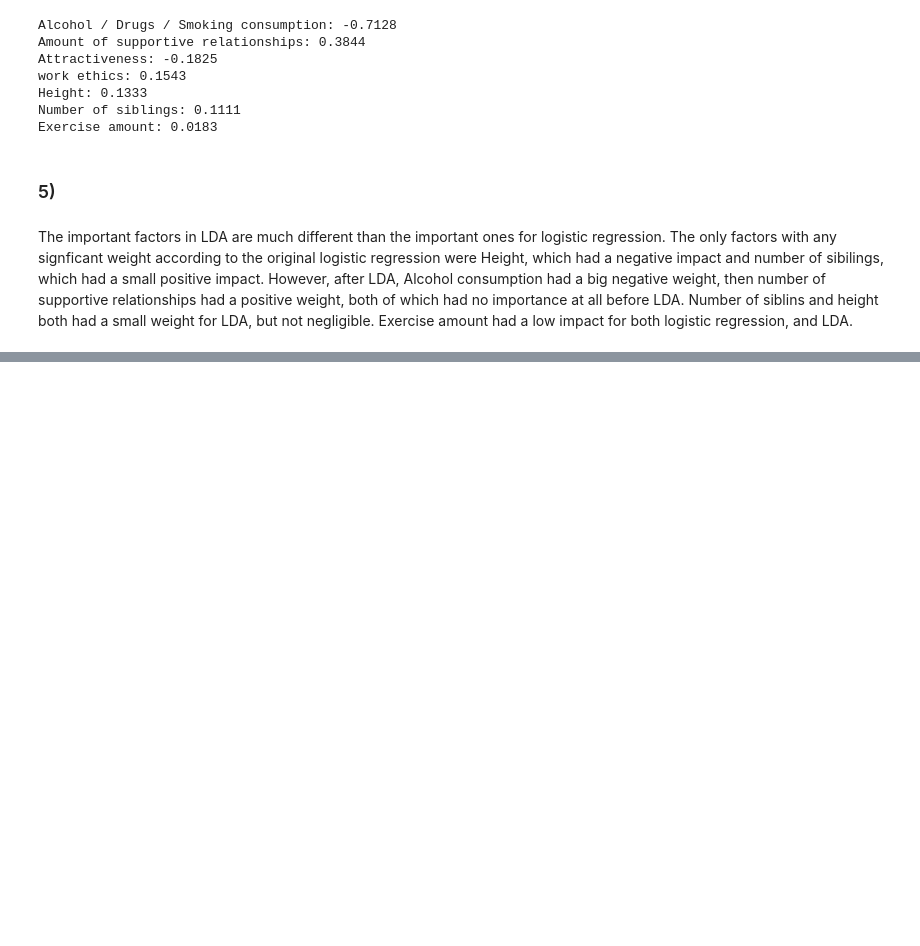
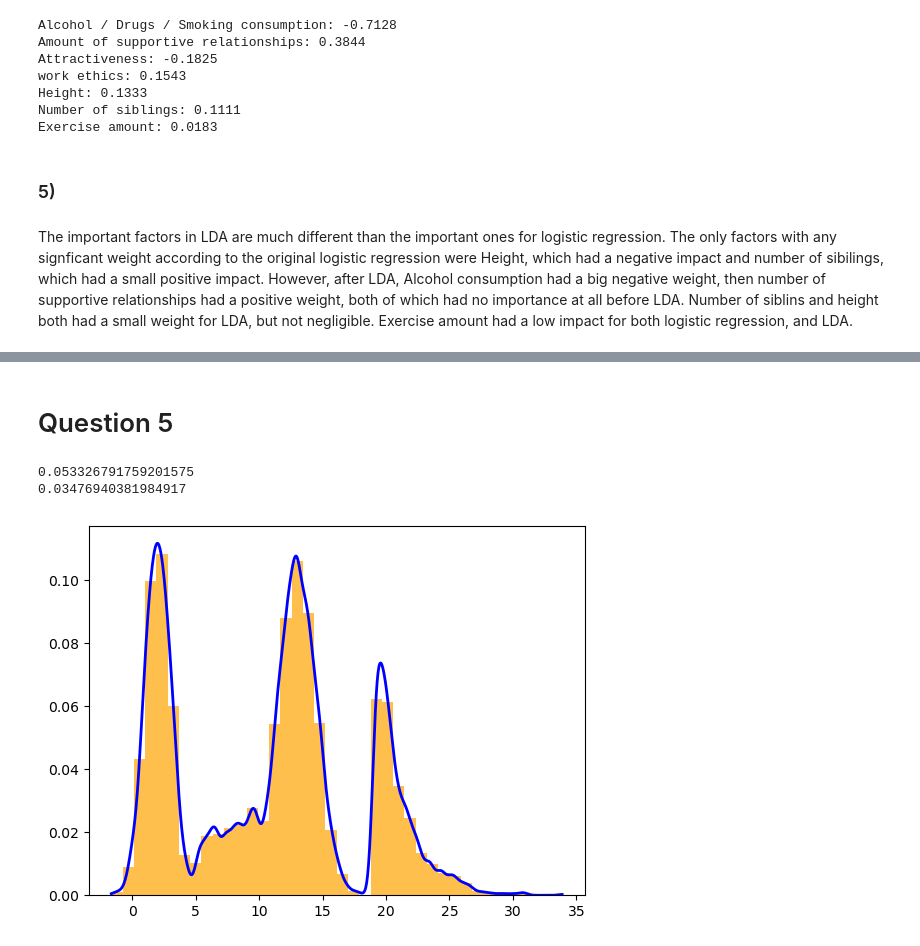
Before and after one commit to kennethaldridge/DS4400-HW, a Jupyter notebook: coding_final_exam/ds4400_final_exam.ipynb, the cells around one changed output, grey strips where cells are left out. Cells and saved outputs as stored; diff of their text form; code cells hidden in the pictures; blank space fills up the shorter version.

```diff
--- a/coding_final_exam/ds4400_final_exam.ipynb
+++ b/coding_final_exam/ds4400_final_exam.ipynb
@@ -378,0 +568,2 @@ The important factors in LDA are much different than the important ones for logi
+# %% [markdown]
+# Question 5
@@ -378,0 +582,36 @@ The important factors in LDA are much different than the important ones for logi
+# %%
+from scipy.integrate import quad
+samples = np.random.choice(X, 200, replace=False)
+samples_2d = samples.reshape(-1, 1)
+
+kde = KernelDensity(kernel='gaussian', bandwidth=0.3).fit(samples_2d)
+# samples_est = np.exp(kde.score_samples(samples_2d))
+
+def q(x):
+    if isinstance(x, float):
+        x = np.array([[x]])
+    else:
+        x = x.reshape(-1, 1)
+    return np.exp(kde.score_samples(x))
+
+
+integration_kl, error = quad(KL_divergence, min(samples), max(samples), args=(q,))
+print(integration_kl)
+
+print(KL_divergence_sample(samples, q))
+# %% [output]
+0.053326791759201575
+0.03476940381984917
+# %%
+
+X_2d = X.reshape(-1, 1)
+kde = KernelDensity(kernel='gaussian', bandwidth=0.3).fit(X_2d)
+
+
+x = np.linspace(min(X), max(X), 1000)
+y = np.exp(kde.score_samples(x.reshape(-1, 1)))
+plt.hist(X, 40, facecolor='orange', alpha=0.7, density=True)
+plt.plot(x, y, color='blue', linewidth=2)
+plt.show()
+# %% [output]
+[figure, added]
```
Also changed, not shown: parts of 29 cells of this notebook, 11 other files.
